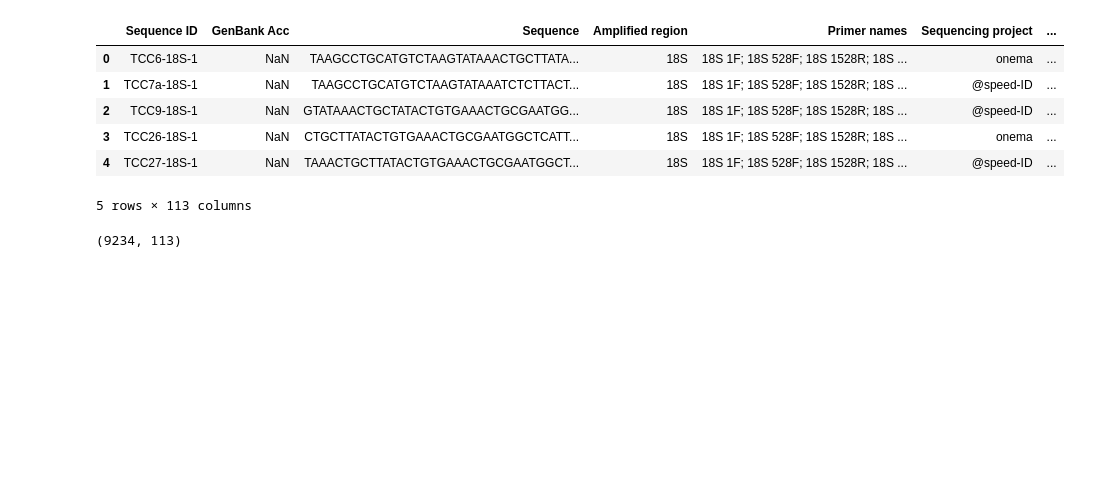
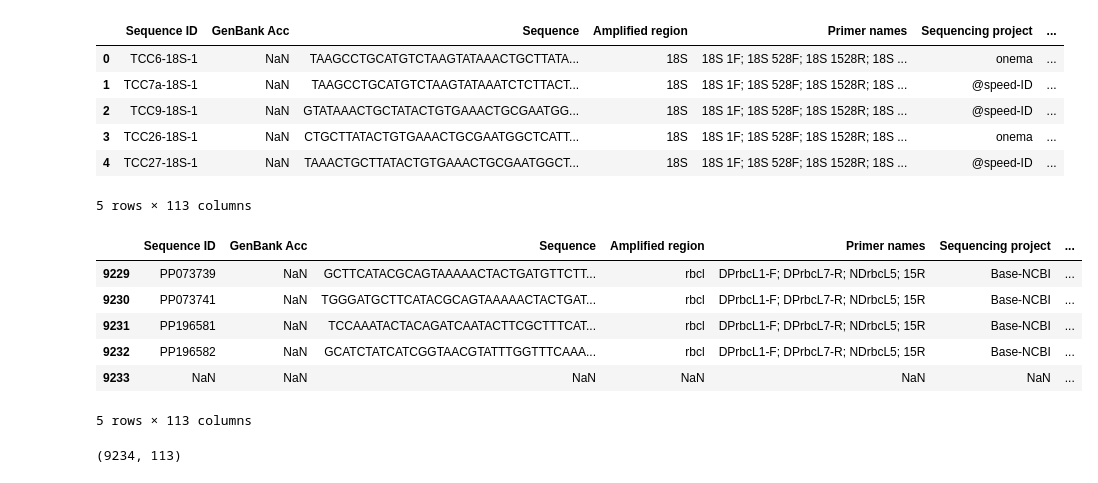
Before and after one commit to CIBIO-BU/mozaiko, a Jupyter notebook: external-scripts/diat-barcode_pre-process/pre-process-diat_barcode.ipynb, the cells around one changed output. Saved outputs shown, nothing was run; the diff lists cells and outputs as text; code cells hidden in the pictures; blank space fills up the shorter version.

```diff
--- a/external-scripts/diat-barcode_pre-process/pre-process-diat_barcode.ipynb
+++ b/external-scripts/diat-barcode_pre-process/pre-process-diat_barcode.ipynb
@@ -22,6 +22,16 @@ diat.head()
 | 3 | TCC26-18S-1 | NaN | CTGCTTATACTGTGAAACTGCGAATGGCTCATT... | 18S | 18S 1F; 18S 528F; 18S 1528R; 18S ... | onema | ... |
 | 4 | TCC27-18S-1 | NaN | TAAACTGCTTATACTGTGAAACTGCGAATGGCT... | 18S | 18S 1F; 18S 528F; 18S 1528R; 18S ... | @speed-ID | ... |
 5 rows × 113 columns
+# %%
+diat.tail()
+# %% [output]
+|  | Sequence ID | GenBank Acc | Sequence | Amplified region | Primer names | Sequencing project | ... |
+| 9229 | PP073739 | NaN | GCTTCATACGCAGTAAAAACTACTGATGTTCTT... | rbcl | DPrbcL1-F; DPrbcL7-R; NDrbcL5; 15R | Base-NCBI | ... |
+| 9230 | PP073741 | NaN | TGGGATGCTTCATACGCAGTAAAAACTACTGAT... | rbcl | DPrbcL1-F; DPrbcL7-R; NDrbcL5; 15R | Base-NCBI | ... |
+| 9231 | PP196581 | NaN | TCCAAATACTACAGATCAATACTTCGCTTTCAT... | rbcl | DPrbcL1-F; DPrbcL7-R; NDrbcL5; 15R | Base-NCBI | ... |
+| 9232 | PP196582 | NaN | GCATCTATCATCGGTAACGTATTTGGTTTCAAA... | rbcl | DPrbcL1-F; DPrbcL7-R; NDrbcL5; 15R | Base-NCBI | ... |
+| 9233 | NaN | NaN | NaN | NaN | NaN | NaN | ... |
+5 rows × 113 columns
 # %%
 # Get the dataframe shape
 diat.shape
```
Also changed, not shown: parts of 19 cells of this notebook, 1 other file.
